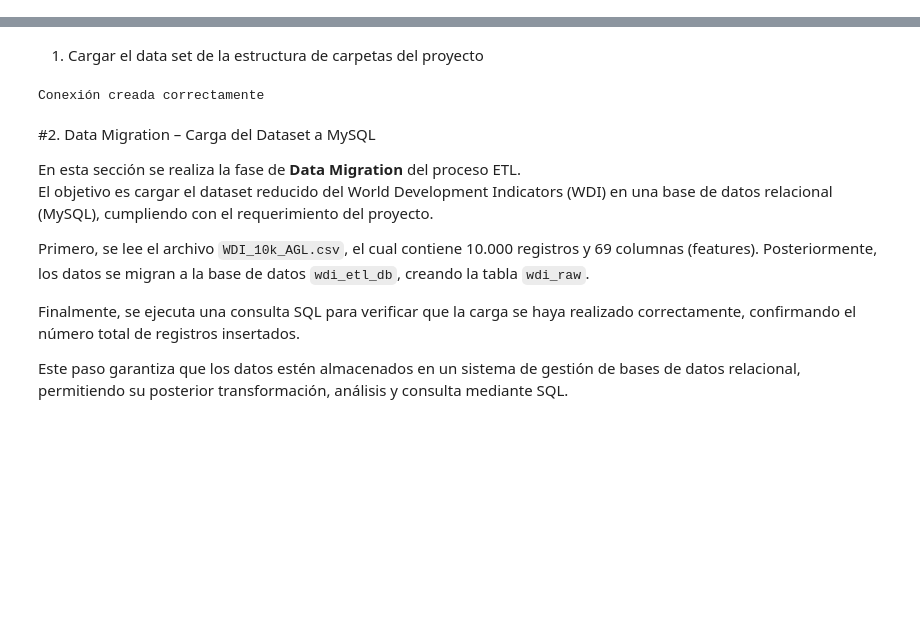
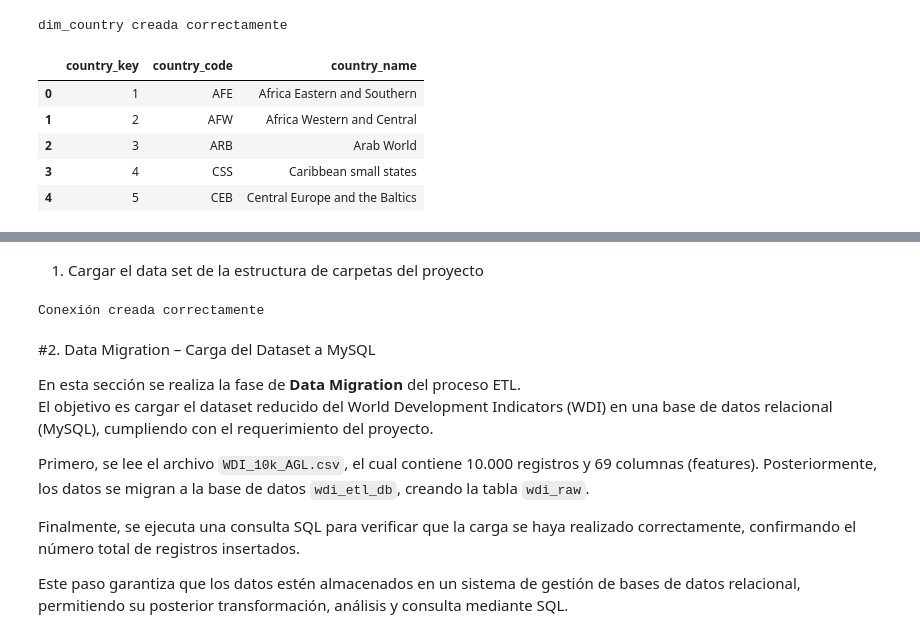
Before and after one commit to aglsystems-ragl/PROYECTO_WDI_ETL, a Jupyter notebook: notebooks/ETL_WDI.ipynb, the cells around one changed output, grey strips where cells are left out. Saved outputs shown, nothing was run; the diff lists cells and outputs as text; code cells hidden in the pictures; blank space fills up the shorter version.

```diff
--- a/notebooks/ETL_WDI.ipynb
+++ b/notebooks/ETL_WDI.ipynb
@@ -0,0 +219,32 @@
+# %%
+from sqlalchemy import text
+
+with engine.begin() as conn:
+    # 1) Borrar si existe
+    conn.execute(text("DROP TABLE IF EXISTS dim_country;"))
+
+    # 2) Crear dimensión desde wdi_clean
+    conn.execute(text("""
+        CREATE TABLE dim_country AS
+        SELECT DISTINCT
+            `Country Code` AS country_code,
+            `Country Name` AS country_name
+        FROM wdi_clean;
+    """))
+
+    # 3) Agregar surrogate key (PK)
+    conn.execute(text("""
+        ALTER TABLE dim_country
+        ADD COLUMN country_key INT AUTO_INCREMENT PRIMARY KEY FIRST;
+    """))
+
+print("dim_country creada correctamente")
+pd.read_sql("SELECT * FROM dim_country LIMIT 5;", engine)
+# %% [output]
+dim_country creada correctamente
+|  | country_key | country_code | country_name |
+| 0 | 1 | AFE | Africa Eastern and Southern |
+| 1 | 2 | AFW | Africa Western and Central |
+| 2 | 3 | ARB | Arab World |
+| 3 | 4 | CSS | Caribbean small states |
+| 4 | 5 | CEB | Central Europe and the Baltics |
```
Also changed, not shown: parts of 27 cells of this notebook.
